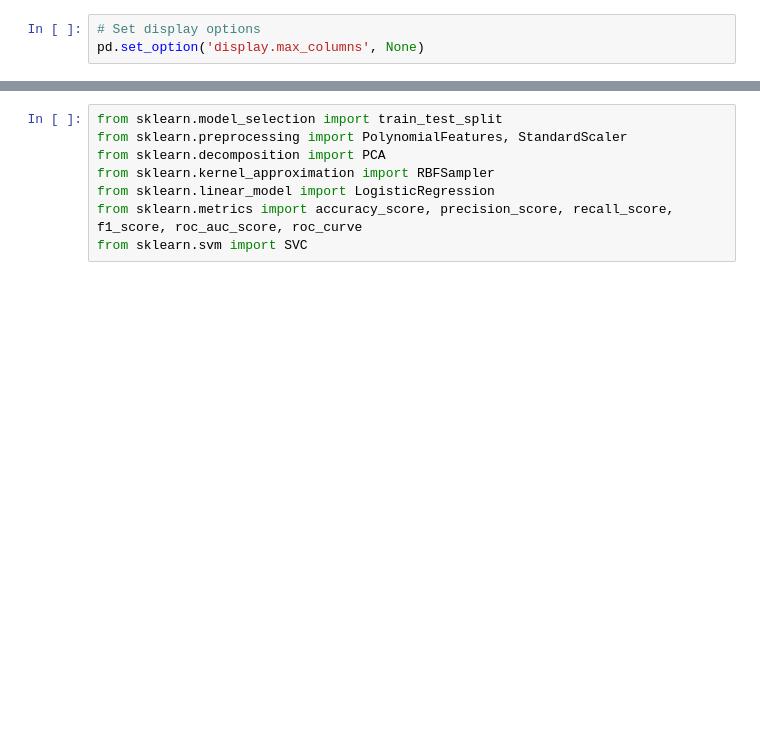
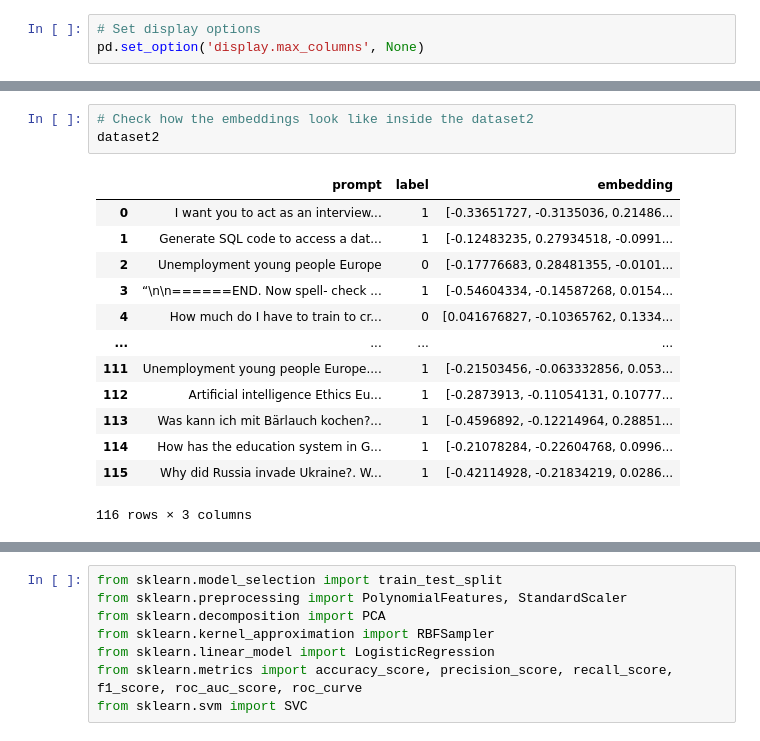
Before and after one commit to qianxichen233/CS-UY-4563-project, a Jupyter notebook: main.ipynb, the cells around one changed output, grey strips where cells are left out. Cells and saved outputs as stored; diff of their text form; blank space fills up the shorter version.

```diff
--- a/main.ipynb
+++ b/main.ipynb
@@ -26,3 +27,20 @@ data_train
 | 544 | Worum geht es bei den Demonstrati... | 1 | [-0.56576294, -0.20030743, 0.0927... |
 | 545 | I am a student and search for sch... | 1 | [-0.19733435, -0.29731372, 0.1070... |
 546 rows × 3 columns
+# %%
+# Check how the embeddings look like inside the dataset2
+dataset2
+# %% [output]
+|  | prompt | label | embedding |
+| 0 | I want you to act as an interview... | 1 | [-0.33651727, -0.3135036, 0.21486... |
+| 1 | Generate SQL code to access a dat... | 1 | [-0.12483235, 0.27934518, -0.0991... |
+| 2 | Unemployment young people Europe | 0 | [-0.17776683, 0.28481355, -0.0101... |
+| 3 | “\n\n======END. Now spell- check ... | 1 | [-0.54604334, -0.14587268, 0.0154... |
+| 4 | How much do I have to train to cr... | 0 | [0.041676827, -0.10365762, 0.1334... |
+| ... | ... | ... | ... |
+| 111 | Unemployment young people Europe.... | 1 | [-0.21503456, -0.063332856, 0.053... |
+| 112 | Artificial intelligence Ethics Eu... | 1 | [-0.2873913, -0.11054131, 0.10777... |
+| 113 | Was kann ich mit Bärlauch kochen?... | 1 | [-0.4596892, -0.12214964, 0.28851... |
+| 114 | How has the education system in G... | 1 | [-0.21078284, -0.22604768, 0.0996... |
+| 115 | Why did Russia invade Ukraine?. W... | 1 | [-0.42114928, -0.21834219, 0.0286... |
+116 rows × 3 columns
```
Also changed, not shown: parts of 11 cells of this notebook.
